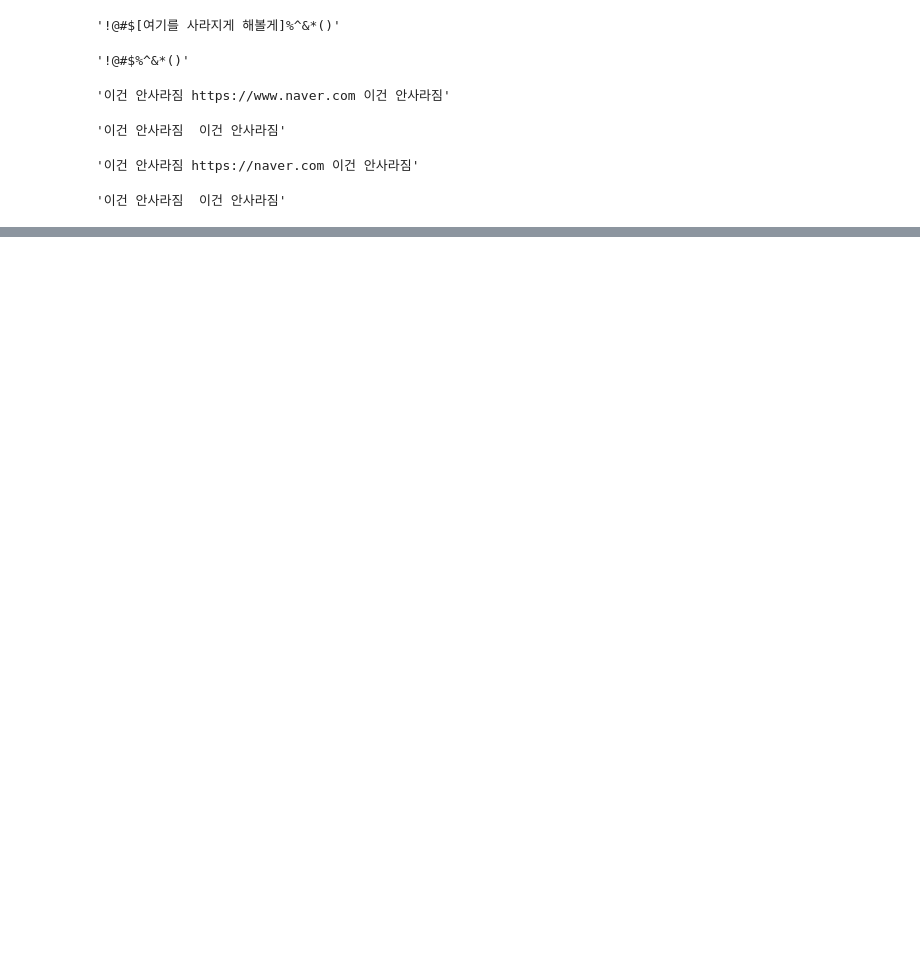
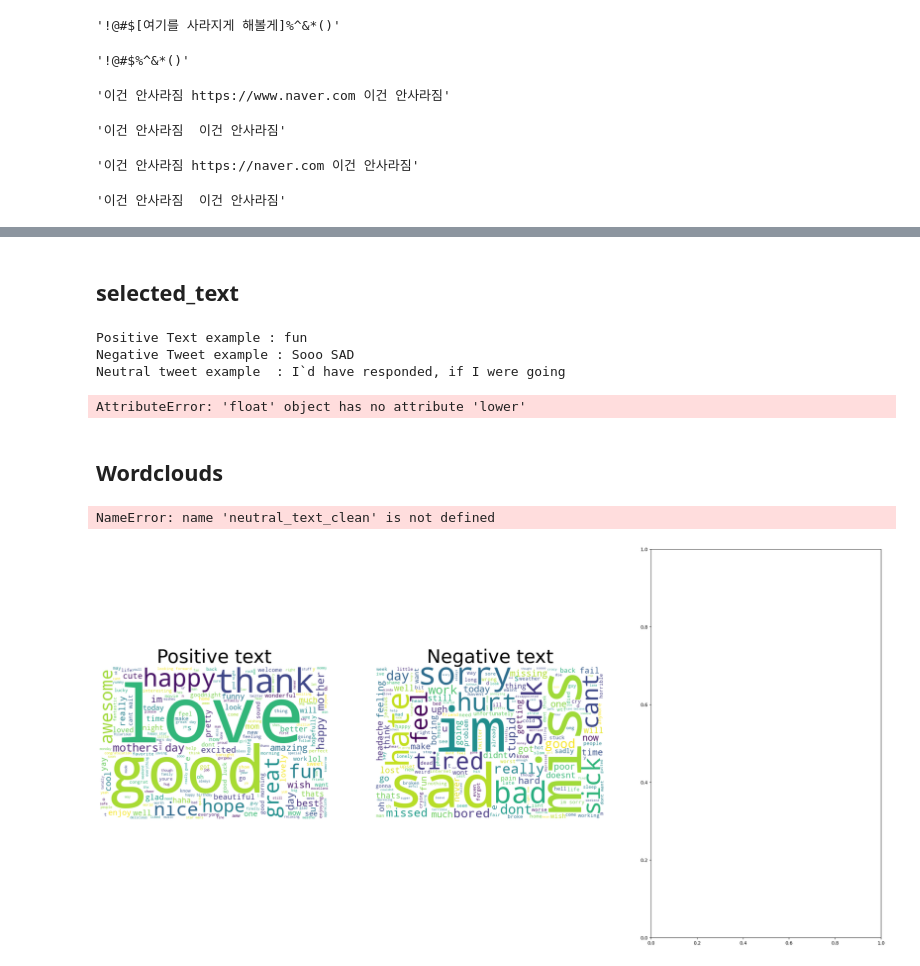
Before and after one commit to wumusill/Kaggul, a Jupyter notebook: eda_preprocessing_bert.ipynb, the cells around one changed output, grey strips where cells are left out. Saved outputs shown, nothing was run; the diff lists cells and outputs as text; code cells hidden in the pictures; blank space fills up the shorter version.

```diff
--- a/eda_preprocessing_bert.ipynb
+++ b/eda_preprocessing_bert.ipynb
@@ -323,0 +430,3 @@ test_df
+# %%
+train['text_clean'] = train['text'].apply(str).apply(lambda x: text_preprocessing(x))
+test['text_clean'] = test['text'].apply(str).apply(lambda x: text_preprocessing(x))
@@ -323,0 +444,6 @@ test_df
+# %%
+# 전처리된 텍스트의 길이
+train['text_len'] = train['text_clean'].astype(str).apply(len)
+
+# 전처리된 텍스트 단어의 개수
+train['text_word_count'] = train['text_clean'].apply(lambda x: len(str(x).split()))
@@ -323,0 +697,51 @@ test_df
+# %% [markdown]
+## selected_text
+# %%
+positive_text = train[train['sentiment'] == 'positive']['selected_text']
+negative_text = train[train['sentiment'] == 'negative']['selected_text']
+neutral_text = train[train['sentiment'] == 'neutral']['selected_text']
+# %%
+# Positive text
+print("Positive Text example :",positive_text.values[0])
+#negative_text
+print("Negative Tweet example :",negative_text.values[0])
+#neutral_text
+print("Neutral tweet example  :",neutral_text.values[0])
+# %% [output]
+Positive Text example : fun
+Negative Tweet example : Sooo SAD
+Neutral tweet example  : I`d have responded, if I were going
+# %%
+positive_text_clean = positive_text.apply(lambda x: text_preprocessing(x))
+negative_text_clean = negative_text.apply(lambda x: text_preprocessing(x))
+neutral_text_clean = neutral_text.apply(lambda x: text_preprocessing(x))
+# %% [output]
+AttributeError: 'float' object has no attribute 'lower'
+# %% [markdown]
+## Wordclouds
+# %%
+from wordcloud import WordCloud
+fig, (ax1, ax2, ax3) = plt.subplots(1, 3, figsize=[30, 15])
+wordcloud1 = WordCloud( background_color='white',
+                        width=600,
+                        height=400).generate(" ".join(positive_text_clean))
+ax1.imshow(wordcloud1)
+ax1.axis('off')
+ax1.set_title('Positive text',fontsize=40);
+
+wordcloud2 = WordCloud( background_color='white',
+                        width=600,
+                        height=400).generate(" ".join(negative_text_clean))
+ax2.imshow(wordcloud2)
+ax2.axis('off')
+ax2.set_title('Negative text',fontsize=40);
+
+wordcloud3 = WordCloud( background_color='white',
+                        width=600,
+                        height=400).generate(" ".join(neutral_text_clean))
+ax3.imshow(wordcloud3)
+ax3.axis('off')
+ax3.set_title('Neutral text',fontsize=40);
+# %% [output]
+NameError: name 'neutral_text_clean' is not defined
+[figure, added]
```
Also changed, not shown: parts of 30 cells of this notebook.
